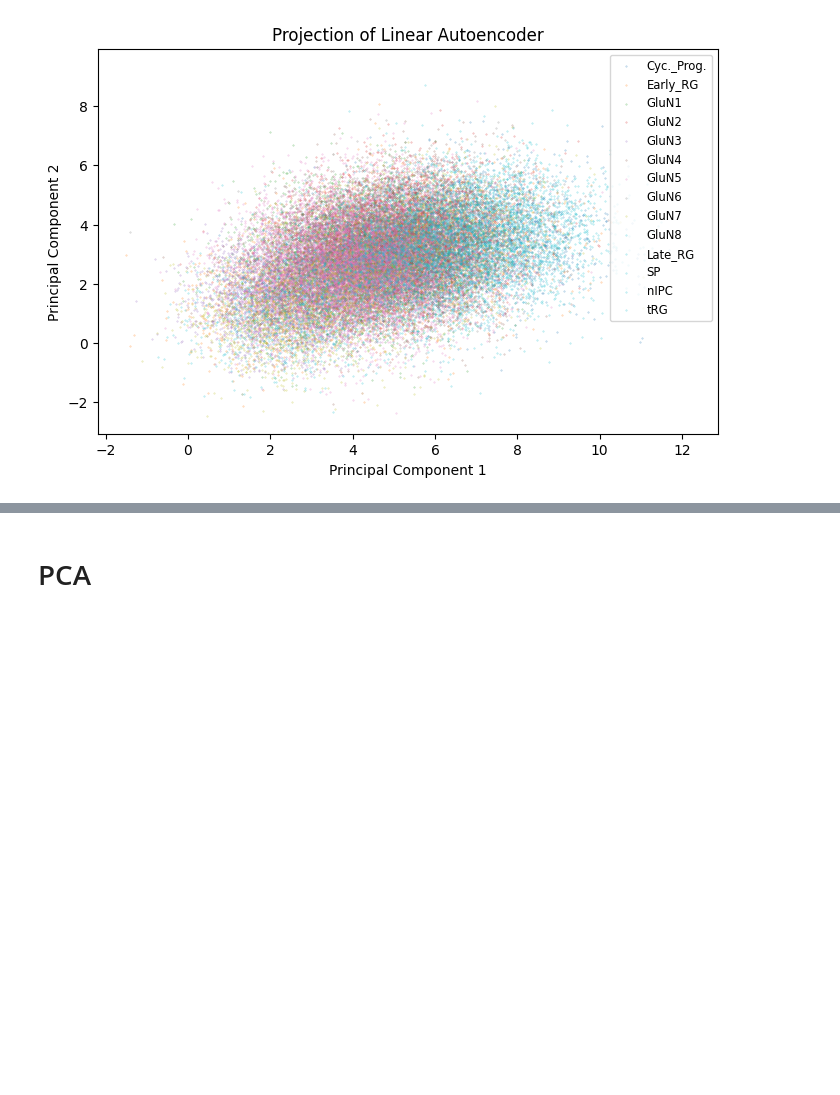
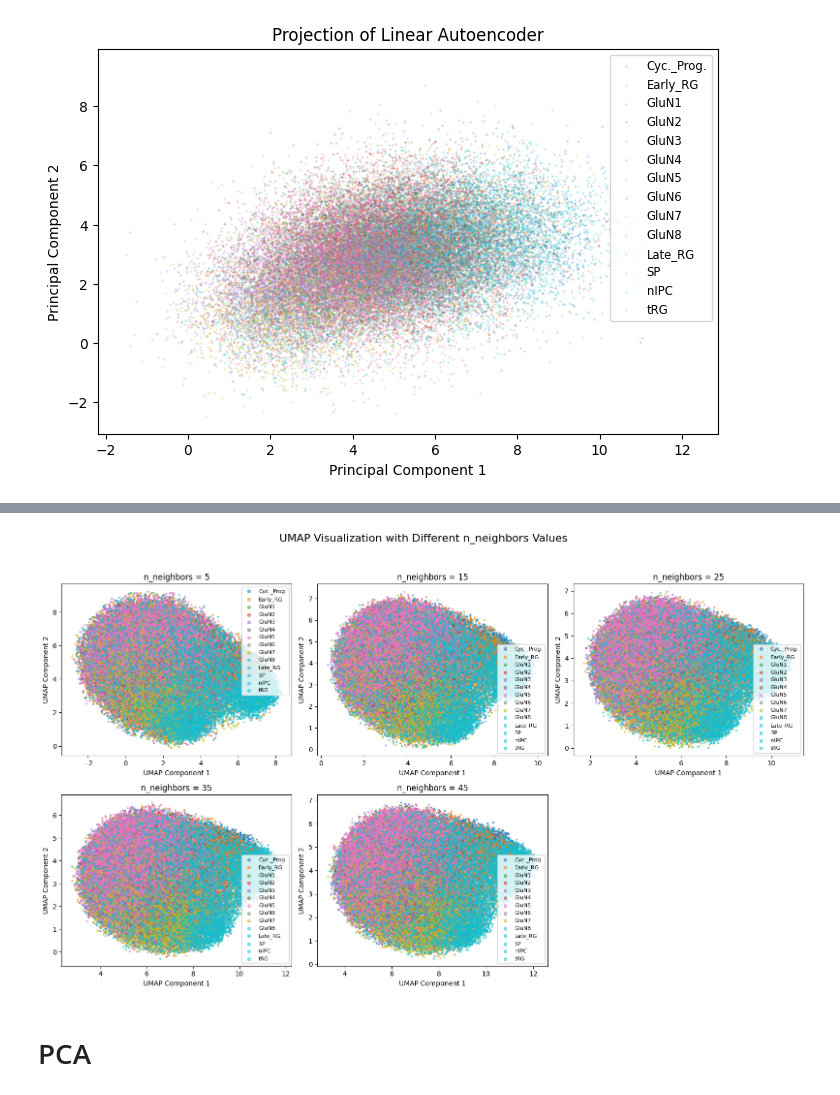
Before and after one commit to emilyguancamole/genome_encoder, a Jupyter notebook: embeddings.ipynb, the cells around one changed output, grey strips where cells are left out. Saved outputs shown, nothing was run; the diff lists cells and outputs as text; code cells hidden in the pictures; blank space fills up the shorter version.

```diff
--- a/embeddings.ipynb
+++ b/embeddings.ipynb
@@ -86,3 +86,44 @@ np.save("umap_embedding.npy", umap_embedding)
+# %%
+import umap
+import numpy as np
+import matplotlib.pyplot as plt
+
+# Assuming `embedding_list` contains a list of embeddings from your autoencoder
+embedding_array = np.vstack(embedding_list)  # Stack embeddings into a single array
+
+# Define a range of n_neighbors values to search over
+n_neighbors_values = list(range(5, 46, 10))  # [5, 15, 25, 35, 45]
+
+# Iterate over each n_neighbors value, apply UMAP, and plot the results
+plt.figure(figsize=(16, 10))
+for idx, n_neighbors in enumerate(n_neighbors_values):
+    # UMAP for dimensionality reduction with current n_neighbors value
+    umap_reducer = umap.UMAP(n_neighbors=n_neighbors, min_dist=0.5, n_components=2, metric='cosine')
+    umap_embedding = umap_reducer.fit_transform(embedding_array)
+
+    # Visualize UMAP embedding
+    plt.subplot(2, 3, idx + 1)  # Create subplot for each n_neighbors value
+    plt.title(f'n_neighbors = {n_neighbors}')
+    labels = metadata['x']
+    unique_labels = np.unique(labels)
+    color_map = plt.get_cmap('tab10')
+
+    for i, label in enumerate(unique_labels):
+        mask = (labels == label)
+        plt.scatter(umap_embedding[mask, 0], umap_embedding[mask, 1], color=color_map(i), label=label, alpha=0.5, s=5)
+
+    plt.legend(fontsize=8, markerscale=2)
+    plt.xlabel('UMAP Component 1')
+    plt.ylabel('UMAP Component 2')
+
+plt.suptitle('UMAP Visualization with Different n_neighbors Values', fontsize=16)
+plt.tight_layout(rect=[0, 0.03, 1, 0.95])  # Adjust subplot layout
+plt.show()
+
+# Save UMAP embeddings (optional)
+np.save("umap_embedding.npy", umap_embedding)
+# %% [output]
+[figure, added]
 # %% [markdown]
 # PCA
 # %%
```
Also changed, not shown: parts of 2 cells of this notebook.
